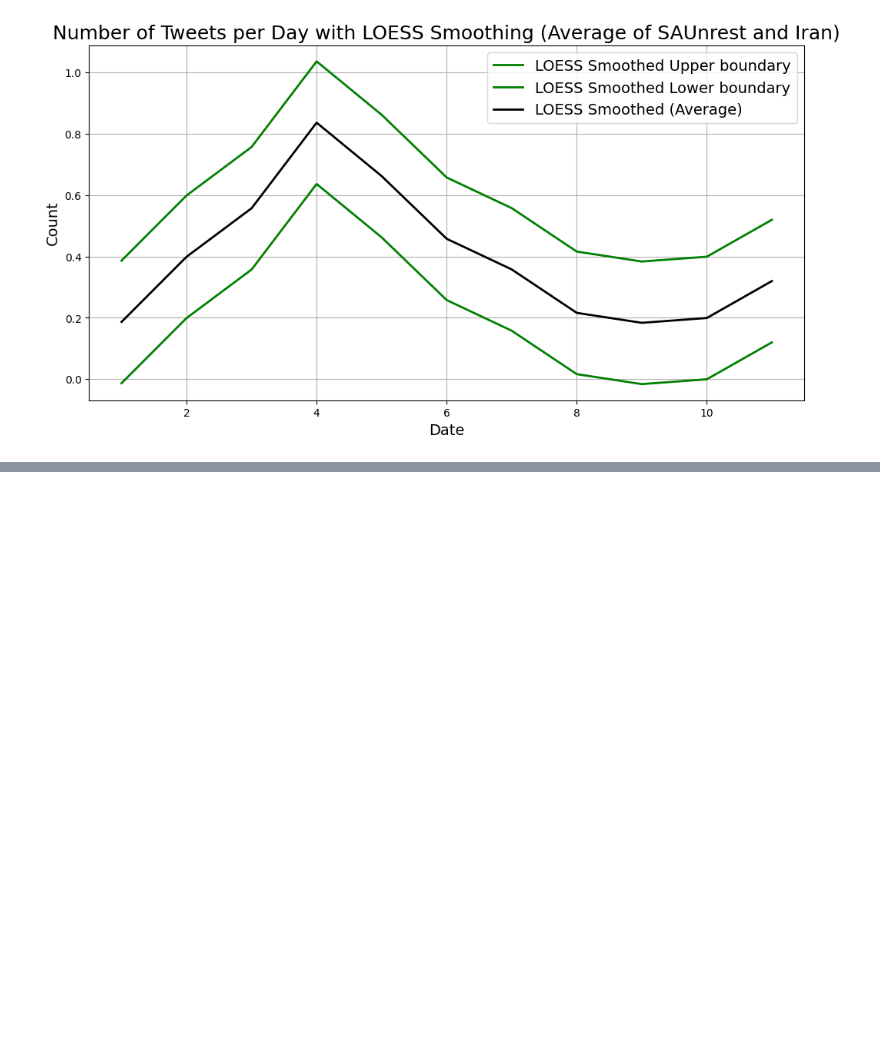
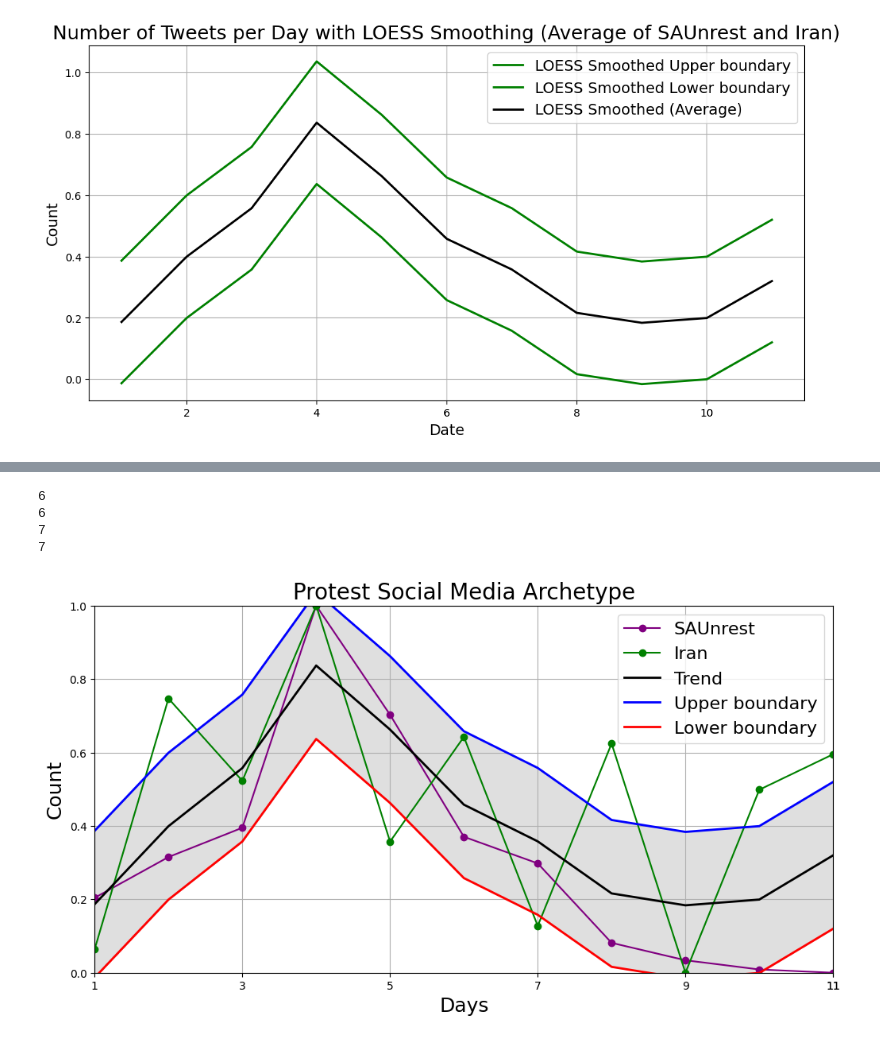
Before and after one commit to NatanGrayman/Investigation_Project, a Jupyter notebook: investigation-project-social-unrest.ipynb, the cells around one changed output, grey strips where cells are left out. Cells and saved outputs as stored; diff of their text form; code cells hidden in the pictures; blank space fills up the shorter version.

```diff
--- a/investigation-project-social-unrest.ipynb
+++ b/investigation-project-social-unrest.ipynb
@@ -3000,3 +3008,11 @@ plot_tweets_with_loess(data_SAUnrest_Iran, key1, key2, frac, True, True)
+# %%
+plot_tweets_with_loess(data_SAUnrest_Iran, key1, key2, frac,showPatterns = True, Save = True)
+# %% [output]
+6
+6
+7
+7
+[figure, added]
 # %%
 plot_tweets_with_loess(data_SAUnrest_Iran, key1, key2, frac, Save = True)
 # %% [output]
```
Also changed, not shown: parts of 53 cells of this notebook.
